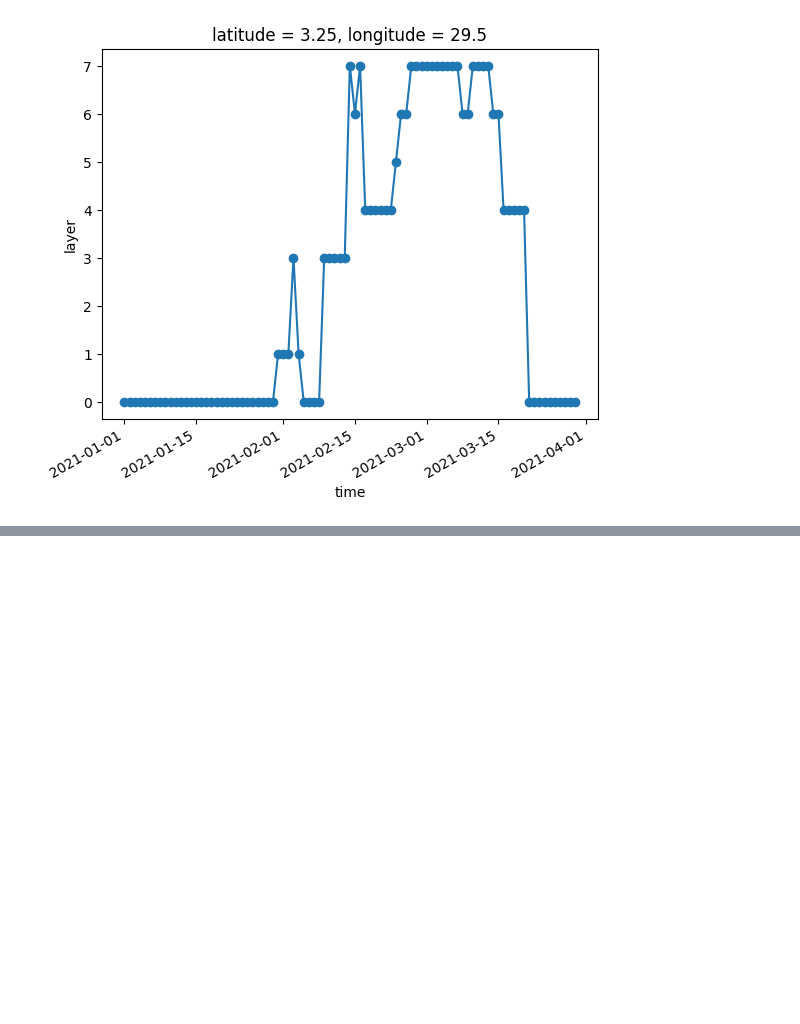
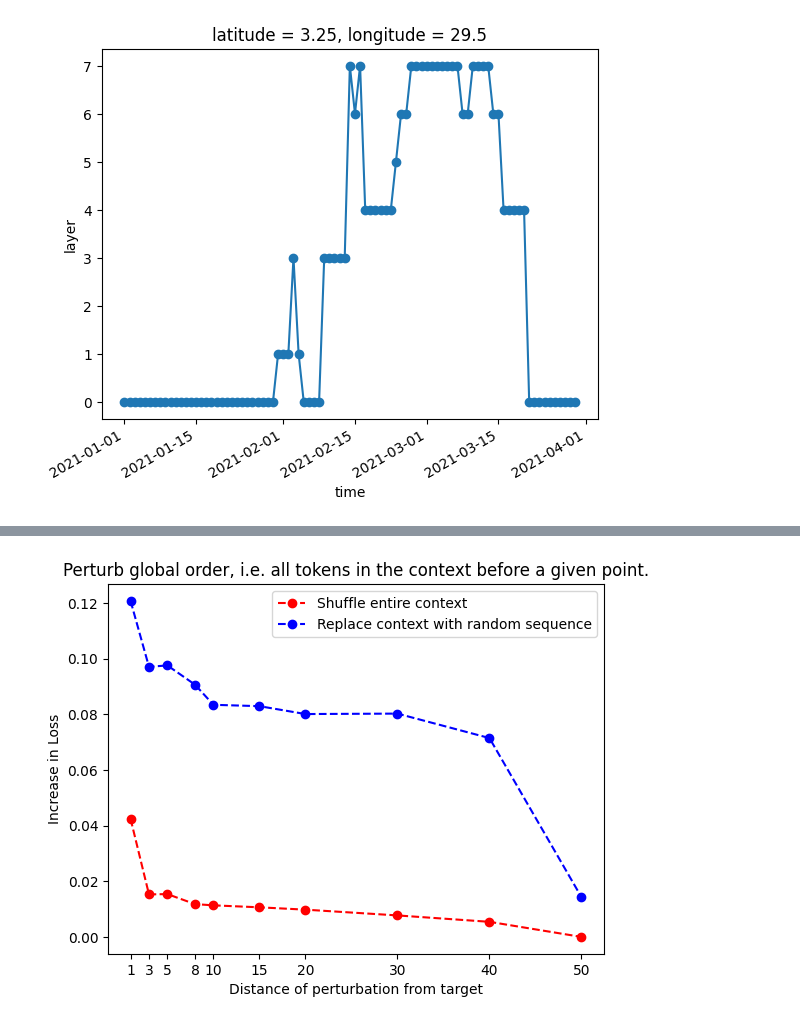
Before and after one commit to earthnet2021/earthnet-models-pytorch, a Jupyter notebook: Data_analysis/deep_extremes.ipynb, the cells around one changed output, grey strips where cells are left out. Cells and saved outputs as stored; diff of their text form; code cells hidden in the pictures; blank space fills up the shorter version.

```diff
--- a/Data_analysis/deep_extremes.ipynb
+++ b/Data_analysis/deep_extremes.ipynb
@@ -127,0 +212,12 @@ ds.sel(longitude = 29.4, latitude=3.36, method = 'nearest').sel(time=slice("2021
+# %%
+
+plt.plot(np.array(indices2), np.array(diff_global), marker='o', linestyle='--', color='r', label='Shuffle entire context')
+plt.plot(np.array(indices2), np.array(diff_random), marker='o', linestyle='--', color='b', label='Replace context with random sequence')
+plt.xlabel('Distance of perturbation from target')
+plt.ylabel('Increase in Loss')
+plt.xticks(np.array(indices2))
+plt.title('Perturb global order, i.e. all tokens in the context before a given point.')
+plt.legend()
+plt.show()
+# %% [output]
+[figure, added]
```
Also changed, not shown: parts of 9 cells of this notebook, 16 other files.
